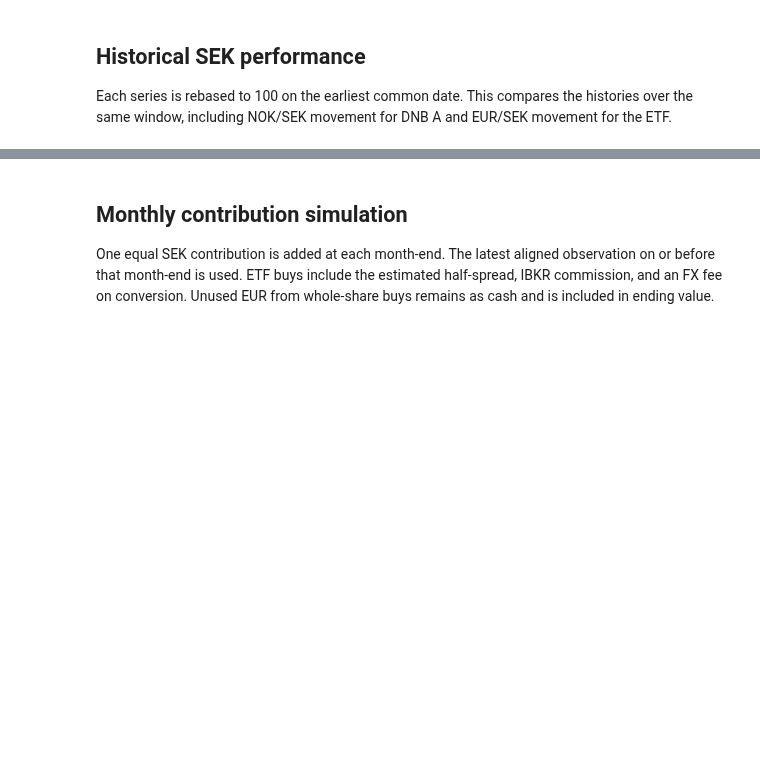
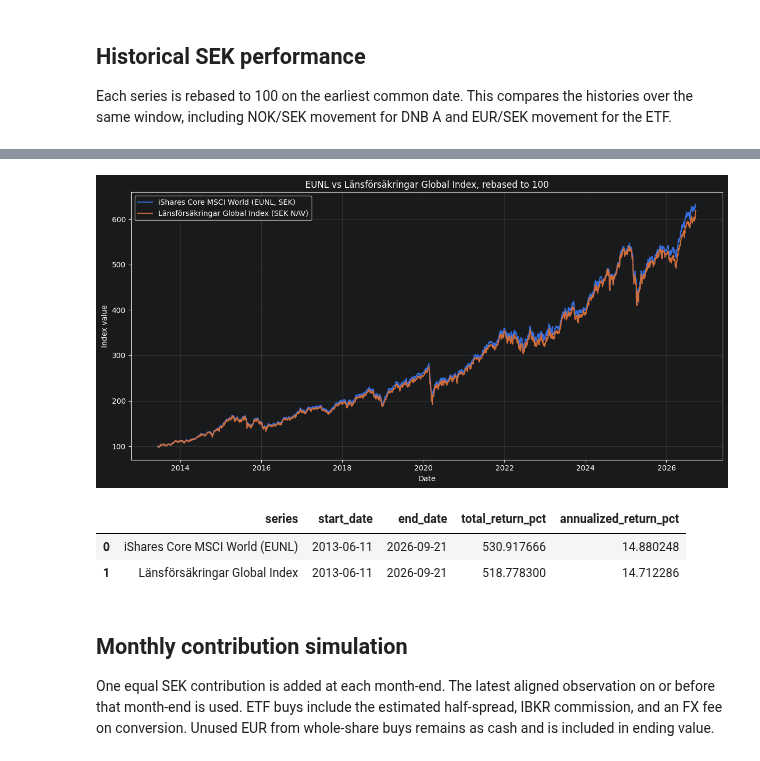
Before and after one commit to Davide-Zamboni/Swedish-Brokers-Comparison, a Jupyter notebook: world_fund_comparison.ipynb, the cells around one changed output, grey strips where cells are left out. Cells and saved outputs as stored; diff of their text form; code cells hidden in the pictures; blank space fills up the shorter version.

```diff
--- a/world_fund_comparison.ipynb
+++ b/world_fund_comparison.ipynb
@@ -182,3 +230,51 @@ performance_summary
+# %%
+lf_nav_path = DATA_DIR / "lansforsakringar_global_index_nav_sek.csv"
+if not lf_nav_path.exists():
+    refresh_lansforsakringar_nav()
+
+lf = pd.read_csv(lf_nav_path, parse_dates=["date"])
+lf["nav_sek"] = pd.to_numeric(lf["nav_sek"], errors="coerce")
+lf = lf.dropna(subset=["date", "nav_sek"]).sort_values("date")
+assert lf.date.is_unique and lf.date.is_monotonic_increasing
+assert (lf.nav_sek > 0).all()
+
+lf_comparison = pd.merge_asof(
+    aligned[["date", "ishares_close_sek"]].sort_values("date"),
+    lf.rename(columns={"date": "lf_nav_date"}).sort_values("lf_nav_date"),
+    left_on="date", right_on="lf_nav_date", direction="backward",
+).dropna(subset=["ishares_close_sek", "nav_sek"]).reset_index(drop=True)
+if lf_comparison.empty:
+    raise ValueError("Länsförsäkringar NAV history does not overlap the EUNL price history.")
+lf_comparison["eunl_index_100"] = lf_comparison.ishares_close_sek / lf_comparison.ishares_close_sek.iloc[0] * 100
+lf_comparison["lansforsakringar_index_100"] = lf_comparison.nav_sek / lf_comparison.nav_sek.iloc[0] * 100
+
+fig, ax = plt.subplots(figsize=(12, 6))
+ax.plot(lf_comparison.date, lf_comparison.eunl_index_100, label="iShares Core MSCI World (EUNL, SEK)")
+ax.plot(lf_comparison.date, lf_comparison.lansforsakringar_index_100, label="Länsförsäkringar Global Index (SEK NAV)")
+ax.set(title="EUNL vs Länsförsäkringar Global Index, rebased to 100", ylabel="Index value", xlabel="Date")
+ax.grid(True, alpha=.25)
+ax.legend()
+plt.tight_layout()
+fig.savefig(DATA_DIR / "eunl_vs_lansforsakringar_global_index_sek.png", dpi=160, bbox_inches="tight")
+plt.show()
+
+common_years = (lf_comparison.date.iloc[-1] - lf_comparison.date.iloc[0]).days / 365.25
+lf_performance_summary = pd.DataFrame({
+    "series": ["iShares Core MSCI World (EUNL)", "Länsförsäkringar Global Index"],
+    "start_date": [lf_comparison.date.iloc[0].date(), lf_comparison.date.iloc[0].date()],
+    "end_date": [lf_comparison.date.iloc[-1].date(), lf_comparison.date.iloc[-1].date()],
+    "total_return_pct": [(lf_comparison.eunl_index_100.iloc[-1] / 100 - 1) * 100,
+                         (lf_comparison.lansforsakringar_index_100.iloc[-1] / 100 - 1) * 100],
+    "annualized_return_pct": [(lf_comparison.eunl_index_100.iloc[-1] / 100) ** (1/common_years) * 100 - 100,
+                              (lf_comparison.lansforsakringar_index_100.iloc[-1] / 100) ** (1/common_years) * 100 - 100],
+})
+lf_comparison.to_csv(DATA_DIR / "eunl_vs_lansforsakringar_global_index_sek.csv", index=False, date_format="%Y-%m-%d")
+lf_performance_summary
+# %% [output]
+[figure, added]
+|  | series | start_date | end_date | total_return_pct | annualized_return_pct |
+| 0 | iShares Core MSCI World (EUNL) | 2013-06-11 | 2026-09-21 | 530.917666 | 14.880248 |
+| 1 | Länsförsäkringar Global Index | 2013-06-11 | 2026-09-21 | 518.778300 | 14.712286 |
 # %% [markdown]
 ## Monthly contribution simulation
 
```
Also changed, not shown: parts of 11 cells of this notebook, 10 other files.
